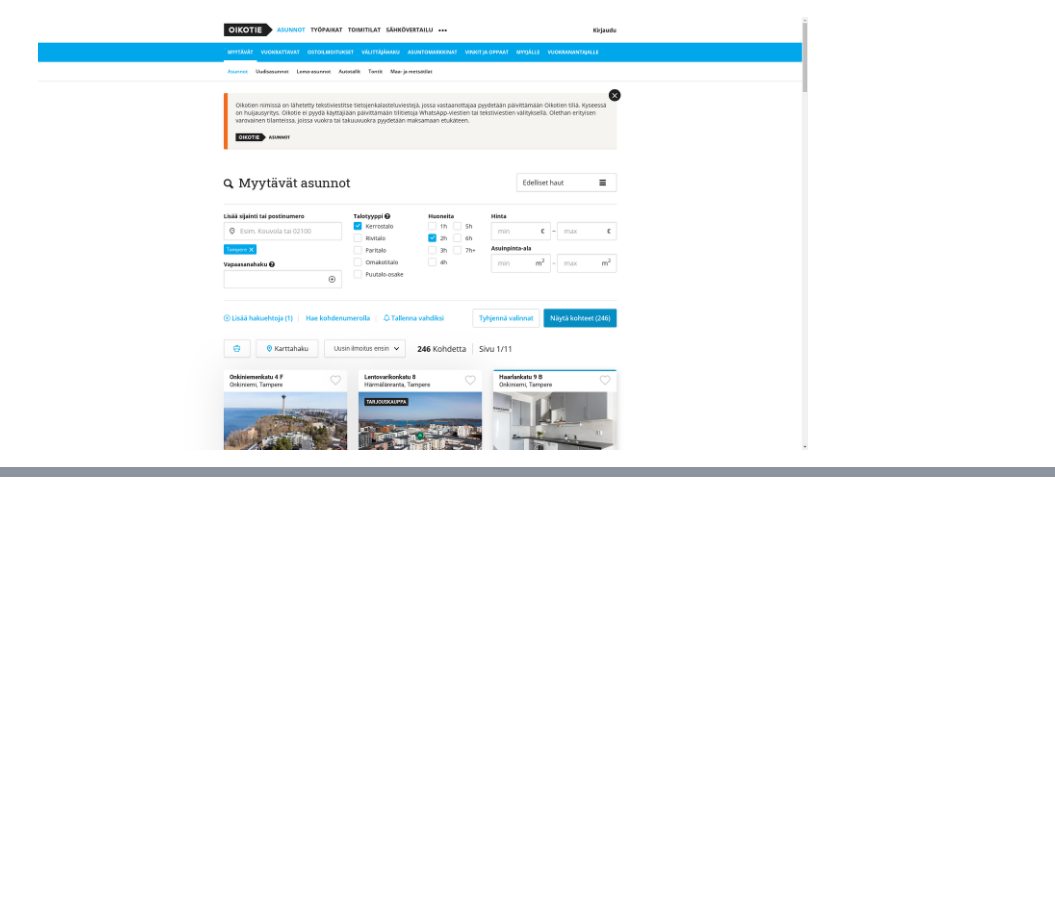
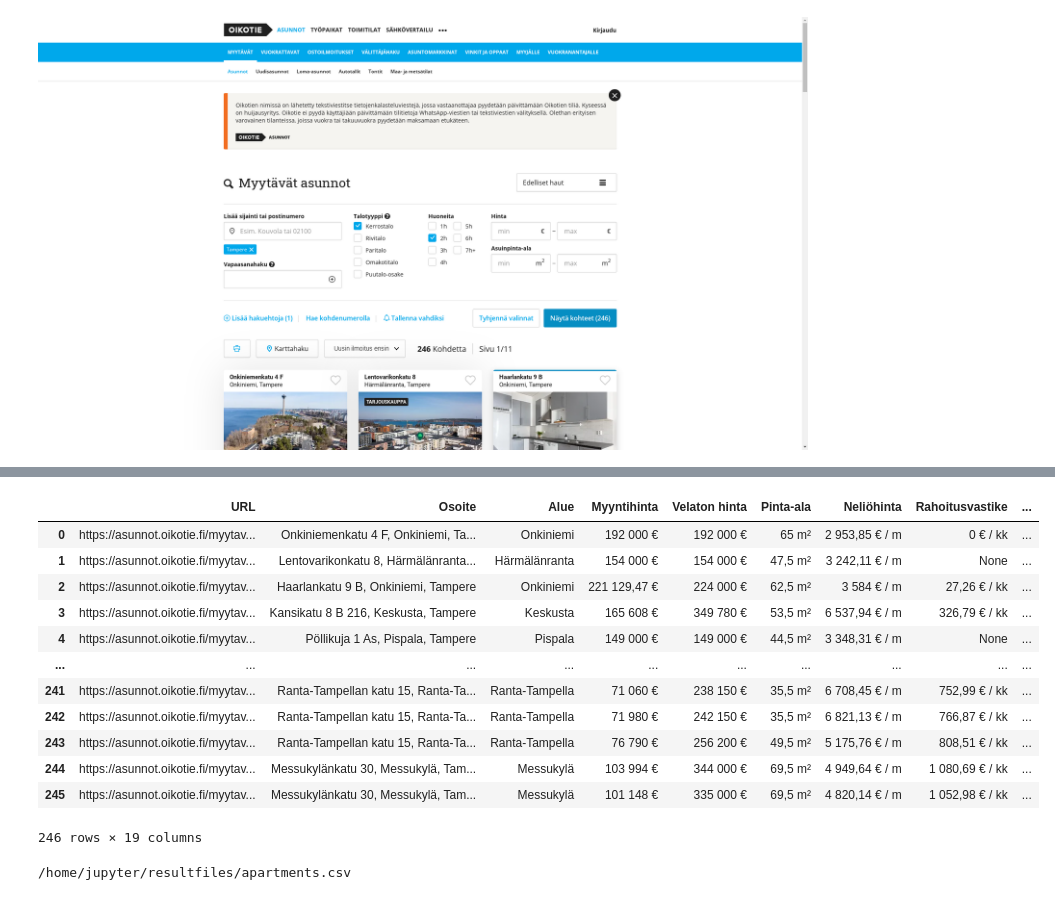
Before and after one commit to saarinea/JodaAIPlatformEnv, a Jupyter notebook: JoDa.ipynb, the cells around one changed output, grey strips where cells are left out. Cells and saved outputs as stored; diff of their text form; code cells hidden in the pictures; blank space fills up the shorter version.

Commit message:
.csv and .xlsx added

```diff
--- a/JoDa.ipynb
+++ b/JoDa.ipynb
@@ -233,0 +275,26 @@ df
+# %%
+# Show dataframe and save it to .csv and .xls
+display(df)
+
+csv_path = os.path.join(os.path.sep, ROOT_DIR,'resultfiles'+ os.sep +"apartments.csv")
+xls_path = os.path.join(os.path.sep, ROOT_DIR,'resultfiles'+ os.sep +"apartments.xlsx")
+
+print(csv_path)
+
+df.to_csv(csv_path, sep=";", encoding='utf-8')
+df.to_excel(xls_path, encoding='utf-8')
+# %% [output]
+|  | URL | Osoite | Alue | Myyntihinta | Velaton hinta | Pinta-ala | Neliöhinta | Rahoitusvastike | ... |
+| 0 | https://asunnot.oikotie.fi/myytav... | Onkiniemenkatu 4 F, Onkiniemi, Ta... | Onkiniemi | 192 000 € | 192 000 € | 65 m² | 2 953,85 € / m | 0 € / kk | ... |
+| 1 | https://asunnot.oikotie.fi/myytav... | Lentovarikonkatu 8, Härmälänranta... | Härmälänranta | 154 000 € | 154 000 € | 47,5 m² | 3 242,11 € / m | None | ... |
+| 2 | https://asunnot.oikotie.fi/myytav... | Haarlankatu 9 B, Onkiniemi, Tampere | Onkiniemi | 221 129,47 € | 224 000 € | 62,5 m² | 3 584 € / m | 27,26 € / kk | ... |
+| 3 | https://asunnot.oikotie.fi/myytav... | Kansikatu 8 B 216, Keskusta, Tampere | Keskusta | 165 608 € | 349 780 € | 53,5 m² | 6 537,94 € / m | 326,79 € / kk | ... |
+| 4 | https://asunnot.oikotie.fi/myytav... | Pöllikuja 1 As, Pispala, Tampere | Pispala | 149 000 € | 149 000 € | 44,5 m² | 3 348,31 € / m | None | ... |
+| ... | ... | ... | ... | ... | ... | ... | ... | ... | ... |
+| 241 | https://asunnot.oikotie.fi/myytav... | Ranta-Tampellan katu 15, Ranta-Ta... | Ranta-Tampella | 71 060 € | 238 150 € | 35,5 m² | 6 708,45 € / m | 752,99 € / kk | ... |
+| 242 | https://asunnot.oikotie.fi/myytav... | Ranta-Tampellan katu 15, Ranta-Ta... | Ranta-Tampella | 71 980 € | 242 150 € | 35,5 m² | 6 821,13 € / m | 766,87 € / kk | ... |
+| 243 | https://asunnot.oikotie.fi/myytav... | Ranta-Tampellan katu 15, Ranta-Ta... | Ranta-Tampella | 76 790 € | 256 200 € | 49,5 m² | 5 175,76 € / m | 808,51 € / kk | ... |
+| 244 | https://asunnot.oikotie.fi/myytav... | Messukylänkatu 30, Messukylä, Tam... | Messukylä | 103 994 € | 344 000 € | 69,5 m² | 4 949,64 € / m | 1 080,69 € / kk | ... |
+| 245 | https://asunnot.oikotie.fi/myytav... | Messukylänkatu 30, Messukylä, Tam... | Messukylä | 101 148 € | 335 000 € | 69,5 m² | 4 820,14 € / m | 1 052,98 € / kk | ... |
+246 rows × 19 columns
+/home/jupyter/resultfiles/apartments.csv
```
Also changed, not shown: parts of 10 cells of this notebook.
